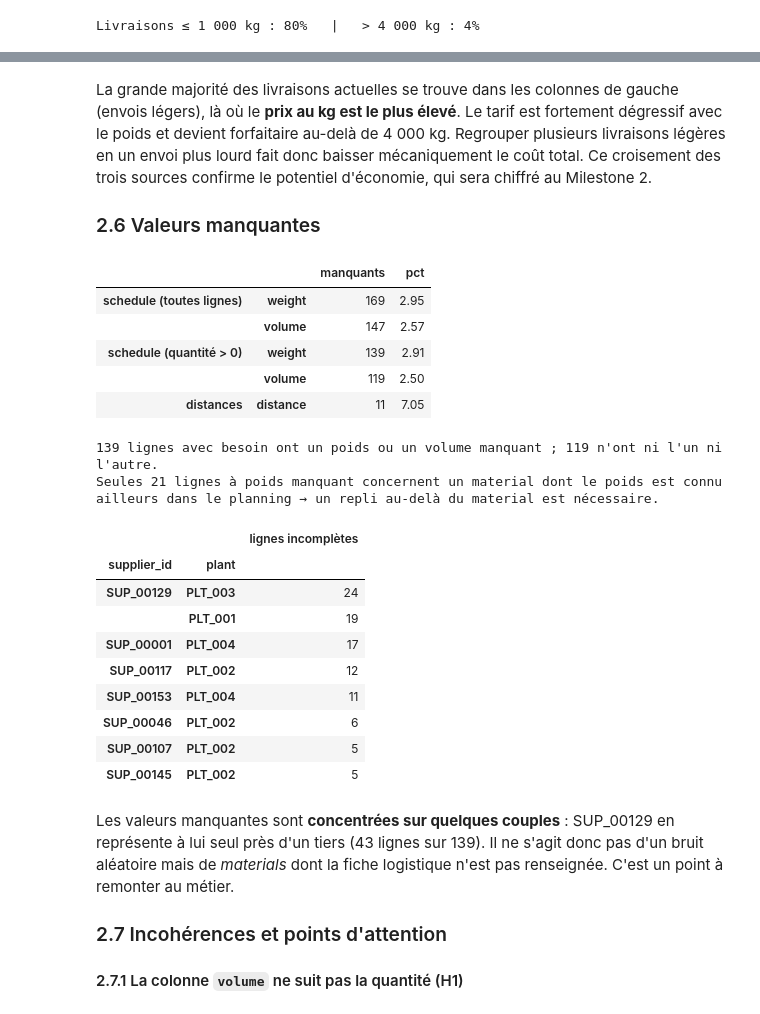
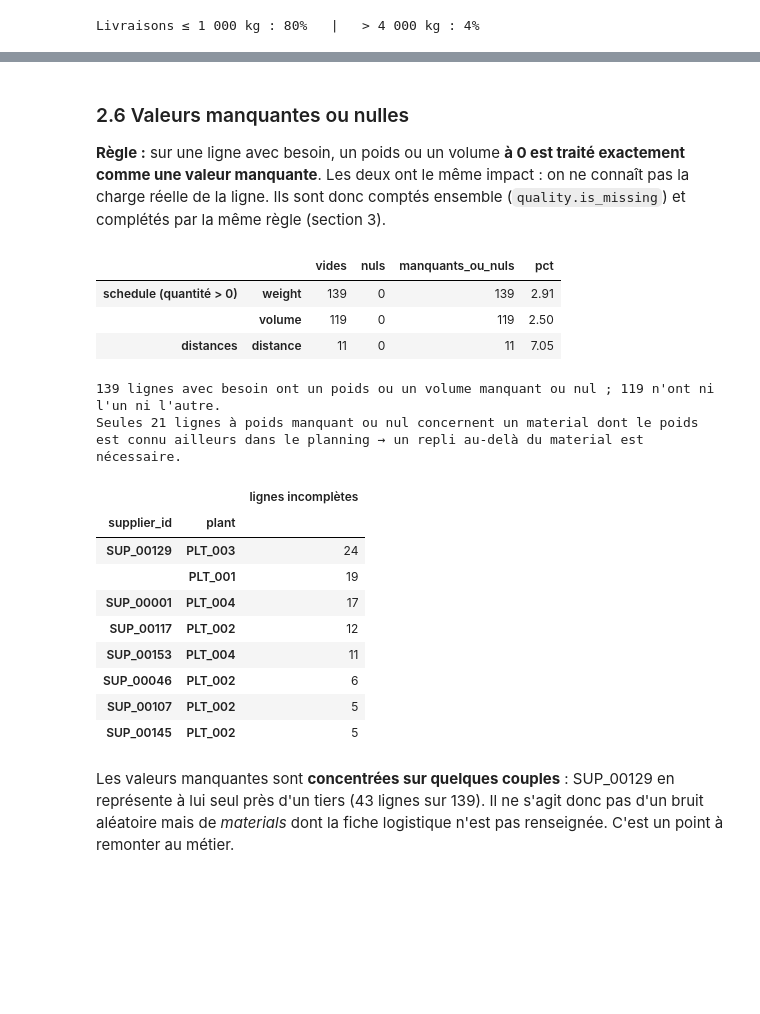
Before and after one commit to exauceh/delivery_schedule_optimization, a Jupyter notebook: notebooks/01_cadrage_et_preparation_donnees.ipynb, the cells around one changed output, grey strips where cells are left out. Saved outputs shown, nothing was run; the diff lists cells and outputs as text; code cells hidden in the pictures; blank space fills up the shorter version.

```diff
--- a/notebooks/01_cadrage_et_preparation_donnees.ipynb
+++ b/notebooks/01_cadrage_et_preparation_donnees.ipynb
@@ -458,31 +306,29 @@ Un envoi de 50 kg coûte 53× plus cher au kg qu'un camion plein.
-# %% [markdown]
-La grande majorité des livraisons actuelles se trouve dans les colonnes de gauche (envois légers), là où le **prix au kg est le plus élevé**. Le tarif est fortement dégressif avec le poids et devient forfaitaire au-delà de 4 000 kg. Regrouper plusieurs livraisons légères en un envoi plus lourd fait donc baisser mécaniquement le coût total. Ce croisement des trois sources confirme le potentiel d'économie, qui sera chiffré au Milestone 2.
-
-### 2.6 Valeurs manquantes
+# %% [markdown]
+### 2.6 Valeurs manquantes ou nulles
+
+**Règle :** sur une ligne avec besoin, un poids ou un volume **à 0 est traité exactement comme une valeur manquante**. Les deux ont le même impact : on ne connaît pas la charge réelle de la ligne. Ils sont donc comptés ensemble (`quality.is_missing`) et complétés par la même règle (section 3).
 # %%
 pd.concat({
-    "schedule (toutes lignes)": quality.missing_values(schedule),
     "schedule (quantité > 0)": quality.missing_values(needs_raw),
     "distances": quality.missing_values(distances),
 })
 # %% [output]
-|  |  | manquants | pct |
-| schedule (toutes lignes) | weight | 169 | 2.95 |
-|  | volume | 147 | 2.57 |
-| schedule (quantité > 0) | weight | 139 | 2.91 |
-|  | volume | 119 | 2.50 |
-| distances | distance | 11 | 7.05 |
+|  |  | vides | nuls | manquants_ou_nuls | pct |
+| schedule (quantité > 0) | weight | 139 | 0 | 139 | 2.91 |
+|  | volume | 119 | 0 | 119 | 2.50 |
+| distances | distance | 11 | 0 | 11 | 7.05 |
 # %%
-miss = needs_raw[needs_raw["weight"].isna() | needs_raw["volume"].isna()]
-print(f"{len(miss)} lignes avec besoin ont un poids ou un volume manquant ; "
-      f"{(miss['weight'].isna() & miss['volume'].isna()).sum()} n'ont ni l'un ni l'autre.")
-has_weight_elsewhere = miss["material"].isin(needs_raw.dropna(subset=["weight"])["material"])
-print(f"Seules {has_weight_elsewhere[miss['weight'].isna()].sum()} lignes à poids manquant concernent un material "
+w_miss, v_miss = quality.is_missing(needs_raw["weight"]), quality.is_missing(needs_raw["volume"])
+miss = needs_raw[w_miss | v_miss]
+print(f"{len(miss)} lignes avec besoin ont un poids ou un volume manquant ou nul ; "
+      f"{(w_miss & v_miss).sum()} n'ont ni l'un ni l'autre.")
+has_weight_elsewhere = miss["material"].isin(needs_raw.loc[~w_miss, "material"])
+print(f"Seules {has_weight_elsewhere[w_miss[miss.index]].sum()} lignes à poids manquant ou nul concernent un material "
       f"dont le poids est connu ailleurs dans le planning → un repli au-delà du material est nécessaire.")
 miss.groupby(config.COUPLE_KEY).size().sort_values(ascending=False).head(8).rename("lignes incomplètes").to_frame()
 # %% [output]
-139 lignes avec besoin ont un poids ou un volume manquant ; 119 n'ont ni l'un ni l'autre.
-Seules 21 lignes à poids manquant concernent un material dont le poids est connu ailleurs dans le planning → un repli au-delà du material est nécessaire.
+139 lignes avec besoin ont un poids ou un volume manquant ou nul ; 119 n'ont ni l'un ni l'autre.
+Seules 21 lignes à poids manquant ou nul concernent un material dont le poids est connu ailleurs dans le planning → un repli au-delà du material est nécessaire.
 |  |  | lignes incomplètes |
 | supplier_id | plant |  |
 | SUP_00129 | PLT_003 | 24 |
@@ -495,7 +341,3 @@ Seules 21 lignes à poids manquant concernent un material dont le poids est conn
 | SUP_00145 | PLT_002 | 5 |
 # %% [markdown]
 Les valeurs manquantes sont **concentrées sur quelques couples** : SUP_00129 en représente à lui seul près d'un tiers (43 lignes sur 139). Il ne s'agit donc pas d'un bruit aléatoire mais de *materials* dont la fiche logistique n'est pas renseignée. C'est un point à remonter au métier.
-
-### 2.7 Incohérences et points d'attention
-
-#### 2.7.1 La colonne `volume` ne suit pas la quantité (H1)
```
Also changed, not shown: parts of 45 cells of this notebook, 3 other files.
